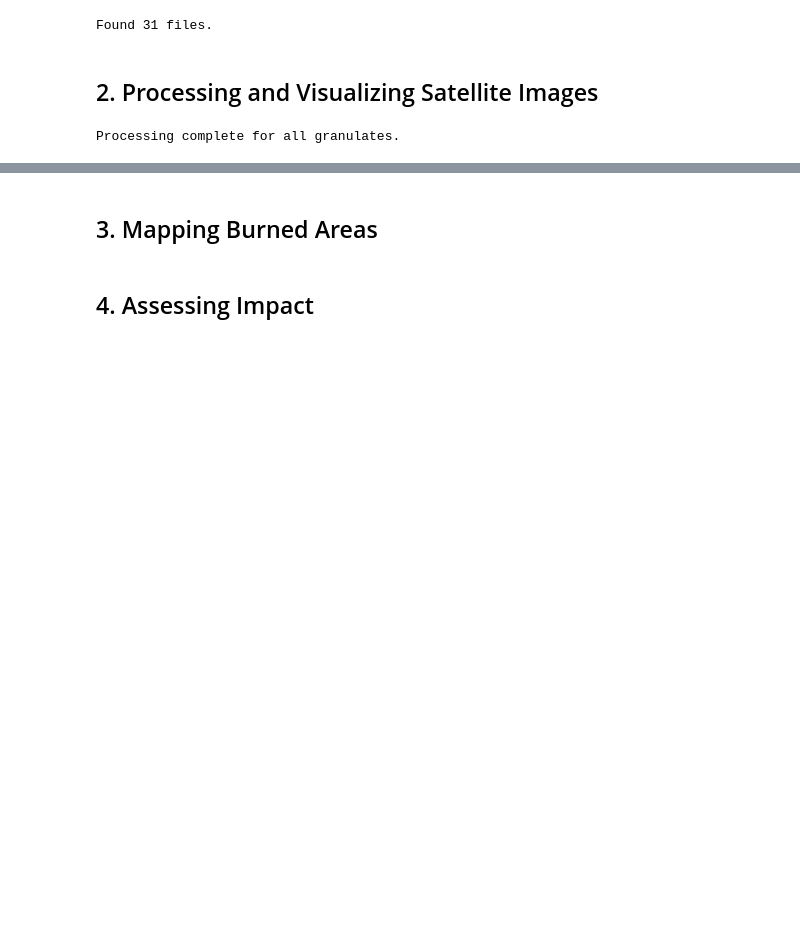
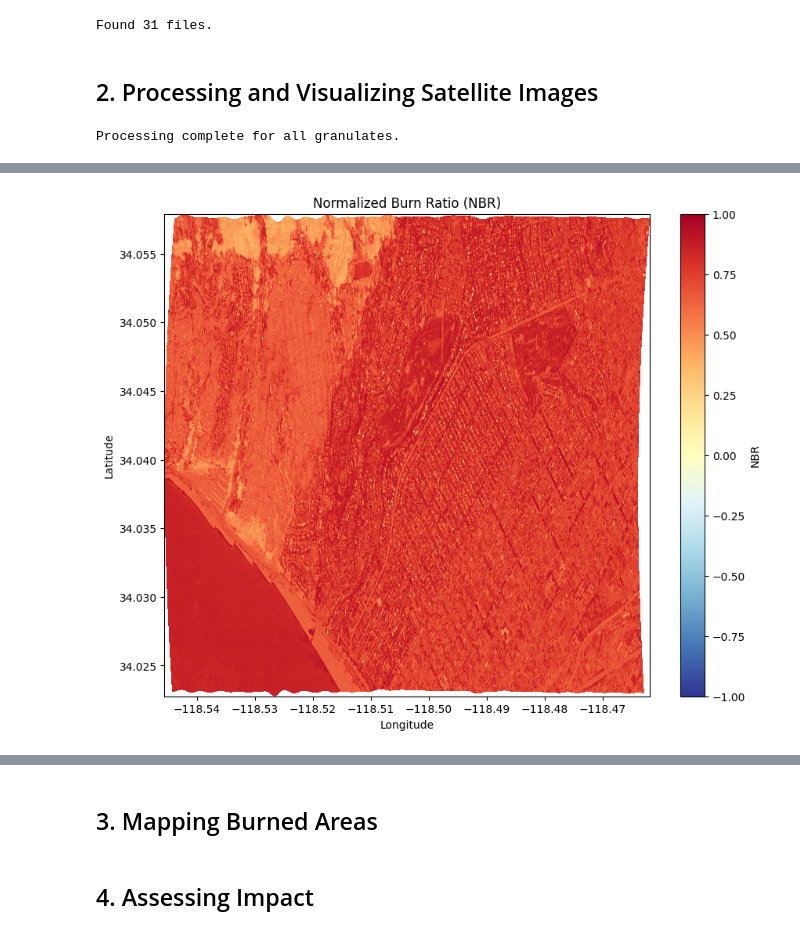
Before and after one commit to DavidFonsecaG/palisades-fire-mapping-aviris-viirs, a Jupyter notebook: notebooks/mapping_wildfires.ipynb, the cells around one changed output, grey strips where cells are left out. Drawn from its saved outputs; the diff is of its cells as text; code cells hidden in the pictures; blank space fills up the shorter version.

```diff
--- a/notebooks/mapping_wildfires.ipynb
+++ b/notebooks/mapping_wildfires.ipynb
@@ -101,0 +104,34 @@ with h5py.File(file_path, 'r') as f:
+# %%
+# Open the file and compute NBR
+with h5py.File(file_path, 'r') as f:
+    radiance = f['radiance']['radiance']
+    lat = f['lat'][:]
+    lon = f['lon'][:]
+
+    # Choose the NIR and SWIR bands (based on wavelength list)
+    nir_band = radiance[63, :, :]  # ~858.6 nm
+    swir_band = radiance[181, :, :]  # ~2205.2 nm
+
+    # Compute NBR
+    nbr = (nir_band - swir_band) / (nir_band + swir_band)
+
+    # Mask out invalid values
+    nbr = np.ma.masked_invalid(nbr)
+
+    # Clip NBR values to between -1 and 1
+    nbr = np.clip(nbr, -1, 1)
+
+    # Create cell edges for proper alignment
+    lon_edges = (lon[:-1, :-1] + lon[1:, 1:]) / 2
+    lat_edges = (lat[:-1, :-1] + lat[1:, 1:]) / 2
+
+    # Plot NBR with better color contrast
+    plt.figure(figsize=(10, 8))
+    plt.pcolormesh(lon_edges, lat_edges, nbr[:-1, :-1], shading='auto', cmap='RdYlBu_r', vmin=-1, vmax=1)
+    plt.colorbar(label='NBR')
+    plt.title('Normalized Burn Ratio (NBR)')
+    plt.xlabel('Longitude')
+    plt.ylabel('Latitude')
+    plt.show()
+# %% [output]
+[figure, added]
```
Also changed, not shown: parts of 5 cells of this notebook, 1 other file.
